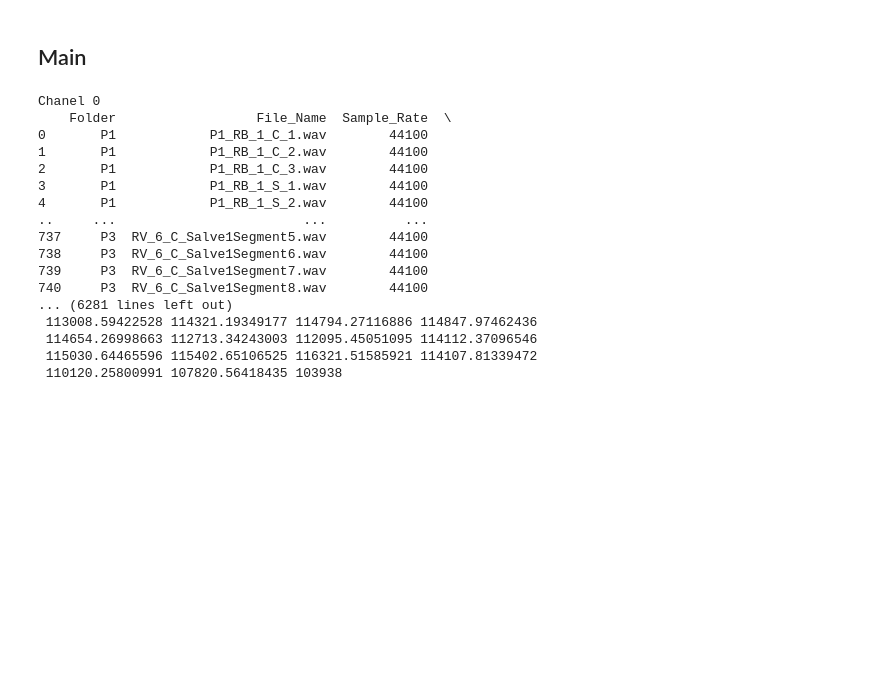
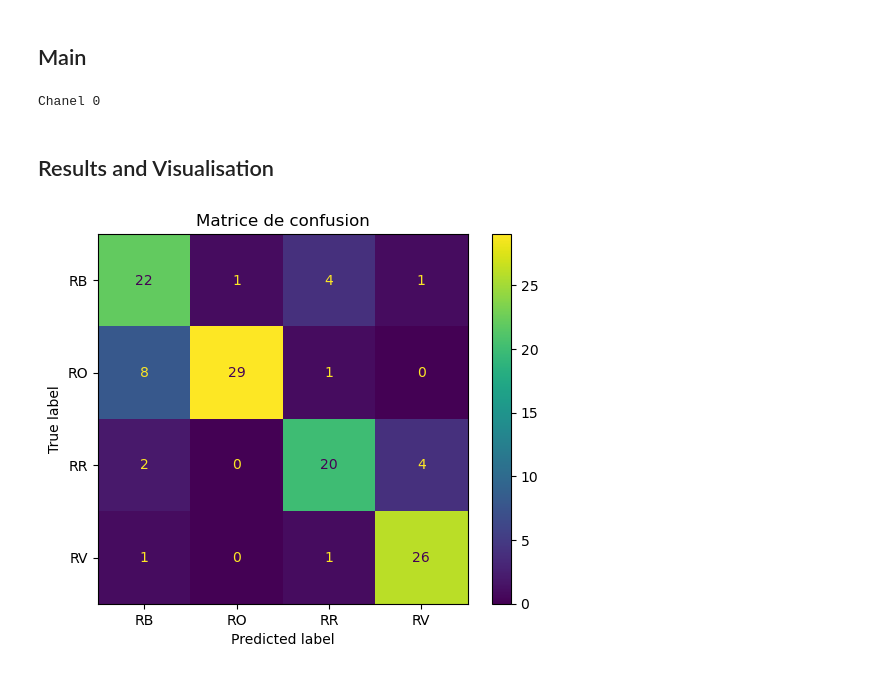
Before and after one commit to HugoMany/MLPadelProject, a Jupyter notebook: SoundPart/ModelMLTypeRacket/KNN/S_KNN_Raquette_P1.P2.P3_Envelope.ipynb, the cells around one changed output. Saved outputs shown, nothing was run; the diff lists cells and outputs as text; code cells hidden in the pictures; blank space fills up the shorter version.

```diff
--- a/SoundPart/ModelMLTypeRacket/KNN/S_KNN_Raquette_P1.P2.P3_Envelope.ipynb
+++ b/SoundPart/ModelMLTypeRacket/KNN/S_KNN_Raquette_P1.P2.P3_Envelope.ipynb
@@ -118,7 +118,7 @@ for chanel in range (1,3):
     wav_files_df = pd.DataFrame(wav_files_data)
 
     # Display the DataFrame
-    print(wav_files_df)
+    # print(wav_fsiles_df)
 
 
 
@@ -137,8 +137,8 @@ for chanel in range (1,3):
             spectrum,freqs = spectrumFromSignal(wav_files_df["Signal"][i], wav_files_df["Sample_Rate"][i])
             # spectrumVect.append(spectrum)
 
-            envelope = envelope_from_signal(spectrum)
-            print(envelope)
+            envelope = envelope_from_signal(wav_files_df["Signal"][i][:, 0])
+            # print(envelope)
 
             X.append(envelope)
 
@@ -196,19 +196,14 @@ for chanel in range (1,3):
 results_df = pd.DataFrame(results)
 # %% [output]
 Chanel 0
-    Folder                  File_Name  Sample_Rate  \
-0       P1            P1_RB_1_C_1.wav        44100
-1       P1            P1_RB_1_C_2.wav        44100
-2       P1            P1_RB_1_C_3.wav        44100
-3       P1            P1_RB_1_S_1.wav        44100
-4       P1            P1_RB_1_S_2.wav        44100
-..     ...                        ...          ...
-737     P3  RV_6_C_Salve1Segment5.wav        44100
-738     P3  RV_6_C_Salve1Segment6.wav        44100
-739     P3  RV_6_C_Salve1Segment7.wav        44100
-740     P3  RV_6_C_Salve1Segment8.wav        44100
-... (6281 lines left out)
- 113008.59422528 114321.19349177 114794.27116886 114847.97462436
- 114654.26998663 112713.34243003 112095.45051095 114112.37096546
- 115030.64465596 115402.65106525 116321.51585921 114107.81339472
- 110120.25800991 107820.56418435 103938
+# %% [markdown]
+## Results and Visualisation
+# %%
+from sklearn.metrics import ConfusionMatrixDisplay
+
+# Afficher la matrice de confusion
+ConfusionMatrixDisplay.from_predictions(y_test, y_pred, display_labels=label_encoder.classes_)
+plt.title("Matrice de confusion")
+plt.show()
+# %% [output]
+[figure, added]
```
Also changed, not shown: parts of 1 cell of this notebook, 7 other files.
